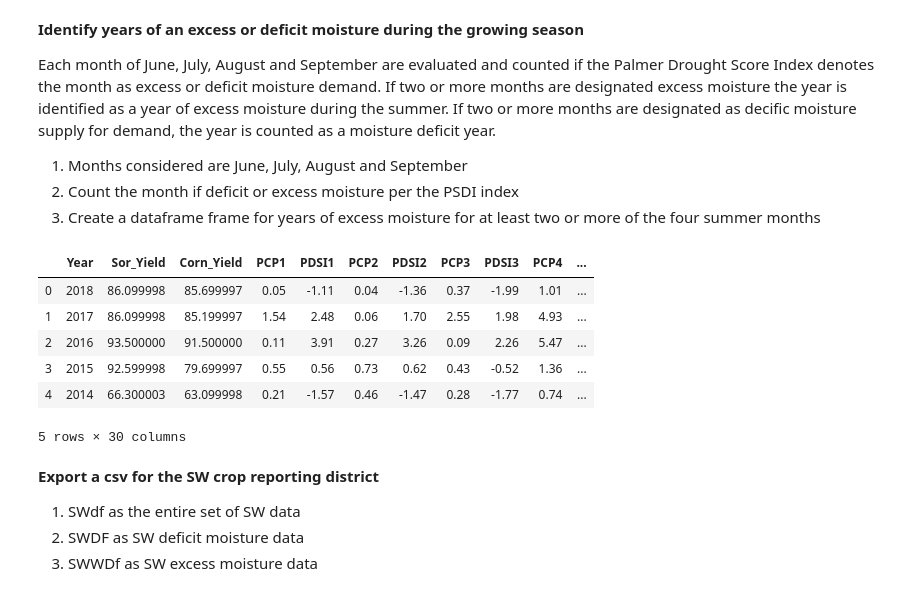
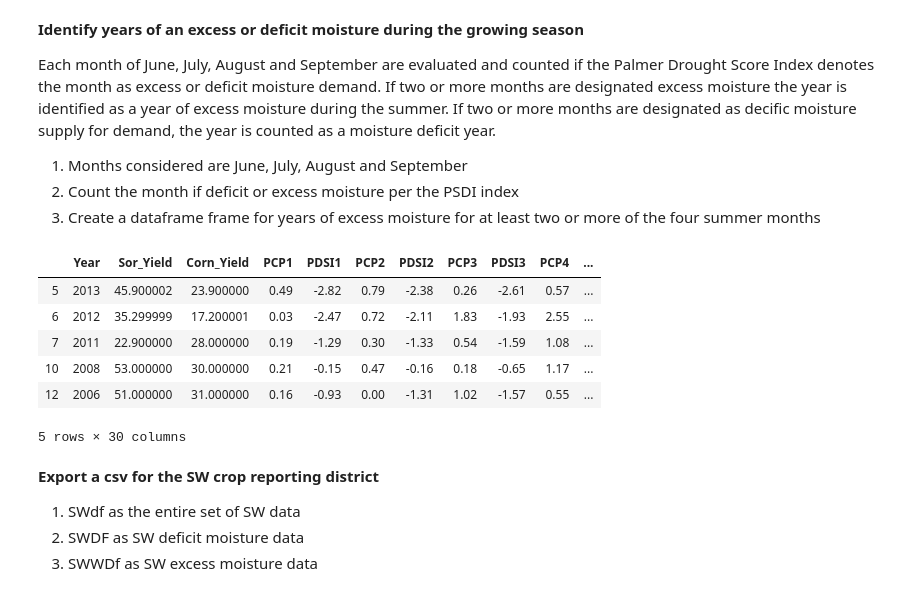
Before and after one commit to sarahannbowser/Crop_planting_decisions, a Jupyter notebook: processed data/code/SW_District.ipynb, the cells around one changed output. Saved outputs shown, nothing was run; the diff lists cells and outputs as text; code cells hidden in the pictures.

```diff
--- a/processed data/code/SW_District.ipynb
+++ b/processed data/code/SW_District.ipynb
@@ -159,34 +159,34 @@ Each month of June, July, August and September are evaluated and counted if the
 # %%
 #Deficit Moisture Year in Summer Season
 D06 = df.PDSI6 < -0.5
 D07 = df.PDSI7 < -0.5
 D08 = df.PDSI8 < -0.5
 D09 = df.PDSI9 < -0.5
 
 DCount = pd.concat([D06,D07,D08,D09],axis=1) #concat each of the booleans for June-Sept
 df['DCount'] = DCount.sum(axis=1) #add the number of summer months with deficit moisture
 Didx = df.DCount >=2 #boolean index of two or more months
 DFdf = df.loc[Didx] # dataframe with years that have at least 2 or more summer months of deficit moisture
 
 #Excess Moisture Year in Summer Season
 W06 = df.PDSI6 > 0
 W07 = df.PDSI7 > 0
 W08 = df.PDSI8 > 0
 W09 = df.PDSI9 > 0
 
 WCount = pd.concat([W06,W07,W08,W09],axis=1) #concat each of the booleans for June-Sept
 df['WCount'] = WCount.sum(axis=1) #add the number of summer months with excess moisture
 Widx = df.WCount >=2 #boolean index of two or more months
 Wdf = df.loc[Widx] # dataframe with years that have at least 2 or more summer months of excess moisture
 
-Wdf.head(5)
+DFdf.head(5)
 # %% [output]
 |  | Year | Sor_Yield | Corn_Yield | PCP1 | PDSI1 | PCP2 | PDSI2 | PCP3 | PDSI3 | PCP4 | ... |
-| 0 | 2018 | 86.099998 | 85.699997 | 0.05 | -1.11 | 0.04 | -1.36 | 0.37 | -1.99 | 1.01 | ... |
-| 1 | 2017 | 86.099998 | 85.199997 | 1.54 | 2.48 | 0.06 | 1.70 | 2.55 | 1.98 | 4.93 | ... |
-| 2 | 2016 | 93.500000 | 91.500000 | 0.11 | 3.91 | 0.27 | 3.26 | 0.09 | 2.26 | 5.47 | ... |
-| 3 | 2015 | 92.599998 | 79.699997 | 0.55 | 0.56 | 0.73 | 0.62 | 0.43 | -0.52 | 1.36 | ... |
-| 4 | 2014 | 66.300003 | 63.099998 | 0.21 | -1.57 | 0.46 | -1.47 | 0.28 | -1.77 | 0.74 | ... |
+| 5 | 2013 | 45.900002 | 23.900000 | 0.49 | -2.82 | 0.79 | -2.38 | 0.26 | -2.61 | 0.57 | ... |
+| 6 | 2012 | 35.299999 | 17.200001 | 0.03 | -2.47 | 0.72 | -2.11 | 1.83 | -1.93 | 2.55 | ... |
+| 7 | 2011 | 22.900000 | 28.000000 | 0.19 | -1.29 | 0.30 | -1.33 | 0.54 | -1.59 | 1.08 | ... |
+| 10 | 2008 | 53.000000 | 30.000000 | 0.21 | -0.15 | 0.47 | -0.16 | 0.18 | -0.65 | 1.17 | ... |
+| 12 | 2006 | 51.000000 | 31.000000 | 0.16 | -0.93 | 0.00 | -1.31 | 1.02 | -1.57 | 0.55 | ... |
 5 rows × 30 columns
 # %% [markdown]
 **Export a csv for the SW crop reporting district**
```
Also changed, not shown: parts of 2 cells of this notebook, 1 other file.
